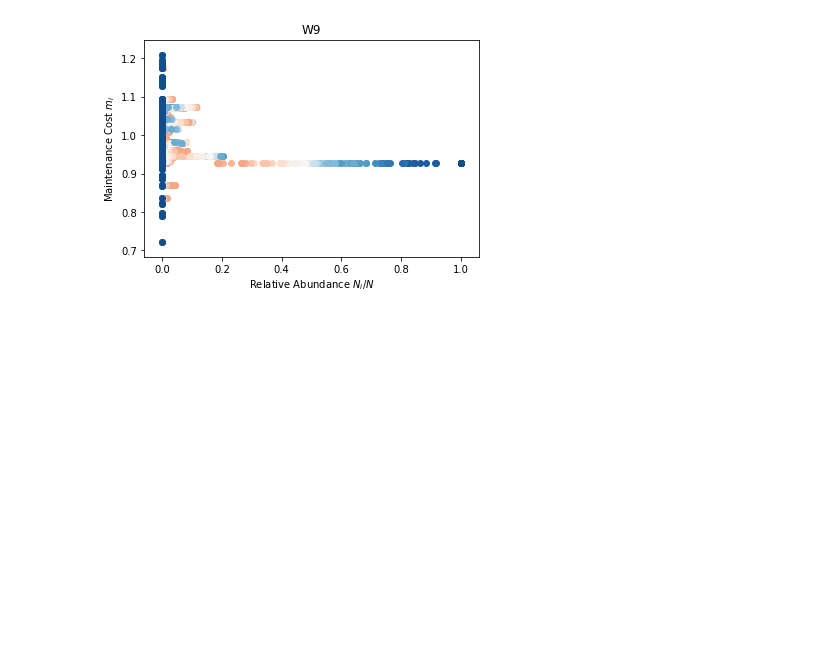
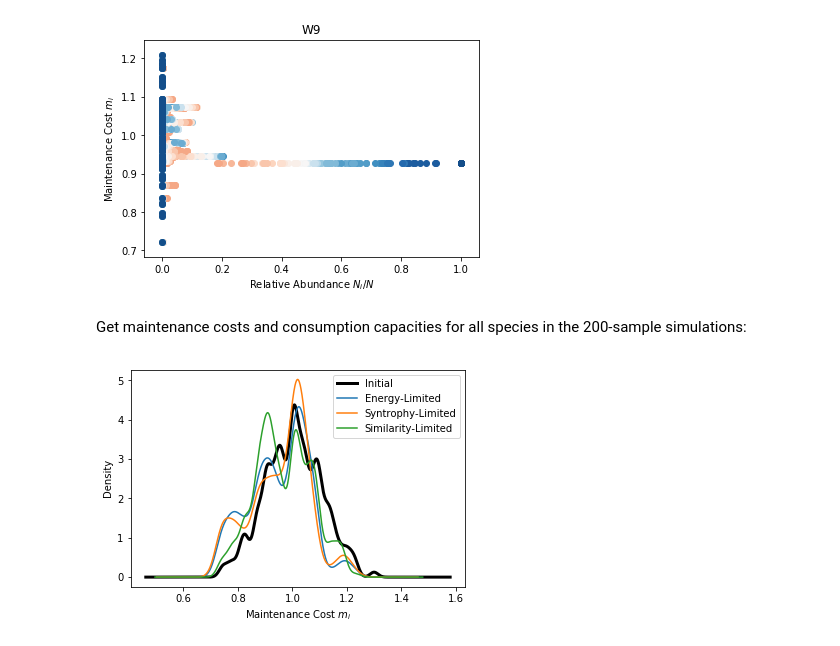
Before and after one commit to Emergent-Behaviors-in-Biology/crossfeeding-transition, a Jupyter notebook: Analysis.ipynb, the cells around one changed output. Drawn from its saved outputs; the diff is of its cells as text; code cells hidden in the pictures; blank space fills up the shorter version.

```diff
--- a/Analysis.ipynb
+++ b/Analysis.ipynb
@@ -1261,3 +1263,46 @@ for well in ['W'+str(j) for j in range(10)]:
 [figure]
 [figure]
 [figure]
+# %% [markdown]
+Get maintenance costs and consumption capacities for all species in the 200-sample simulations:
+# %%
+name = 'beta_diversity'
+
+Ni = pd.read_excel('data/Initial_State_'+file_list['Date'].loc[name]+'_'+str(file_list['Task_ID'].loc[name])+'.xlsx',index_col=[0,1])
+fitness={}
+labels=['Energy-Limited',
+        'Syntrophy-Limited',
+        'Similarity-Limited']
+
+for k in range(3):
+    m_before = np.asarray(((Ni>0).T*expt[name]['sim_params']['m']).T.values.reshape(-1),dtype=float)
+    m_before = pd.Series(m_before[m_before>0],name='Maintenance Cost')
+    m_after = np.asarray(((expt[name]['N']>0).loc[k].T*expt[name]['sim_params']['m']).T.values.reshape(-1),dtype=float)
+    m_after = pd.Series(m_after[m_after>0],name='Maintenance Cost')
+    c_before = np.asarray(((Ni>0).T*expt[name]['sim_params']['c'].T.sum().values).T.values.reshape(-1),dtype=float)
+    c_before = pd.Series(c_before[c_before>0],name='Importer Budget')
+    c_after = np.asarray(((expt[name]['N']>0).loc[k].T*expt[name]['sim_params']['c'].T.sum().values).T.values.reshape(-1),dtype=float)
+    c_after = pd.Series(c_after[c_after>0],name='Importer Budget')
+
+    fitness_before = pd.concat([m_before,c_before],axis=1)
+    fitness_before['Time'] = 'Initial'
+    fitness_after = pd.concat([m_after,c_after],axis=1)
+    fitness_after['Time'] = 'Steady State'
+    fitness[labels[k]]=pd.concat([fitness_before,fitness_after],ignore_index=True)
+# %%
+fig, ax = plt.subplots()
+for regime in labels:
+    groups = fitness[regime].groupby('Time')
+    for name, group in groups:
+        if name == 'Initial' and regime == 'Energy-Limited':
+            group['Maintenance Cost'].plot.kde(label=name,color='k',linewidth=3)
+        if name == 'Steady State':
+            group['Maintenance Cost'].plot.kde(label=regime)
+ax.legend()
+ax.set_xlabel(r'Maintenance Cost $m_i$')
+pdf = bpdf.PdfPages('Plots/mi.pdf')
+pdf.savefig(fig)
+pdf.close()
+plt.show()
+# %% [output]
+[figure, added]
```
Also changed, not shown: parts of 4 cells of this notebook, 8 other files.
